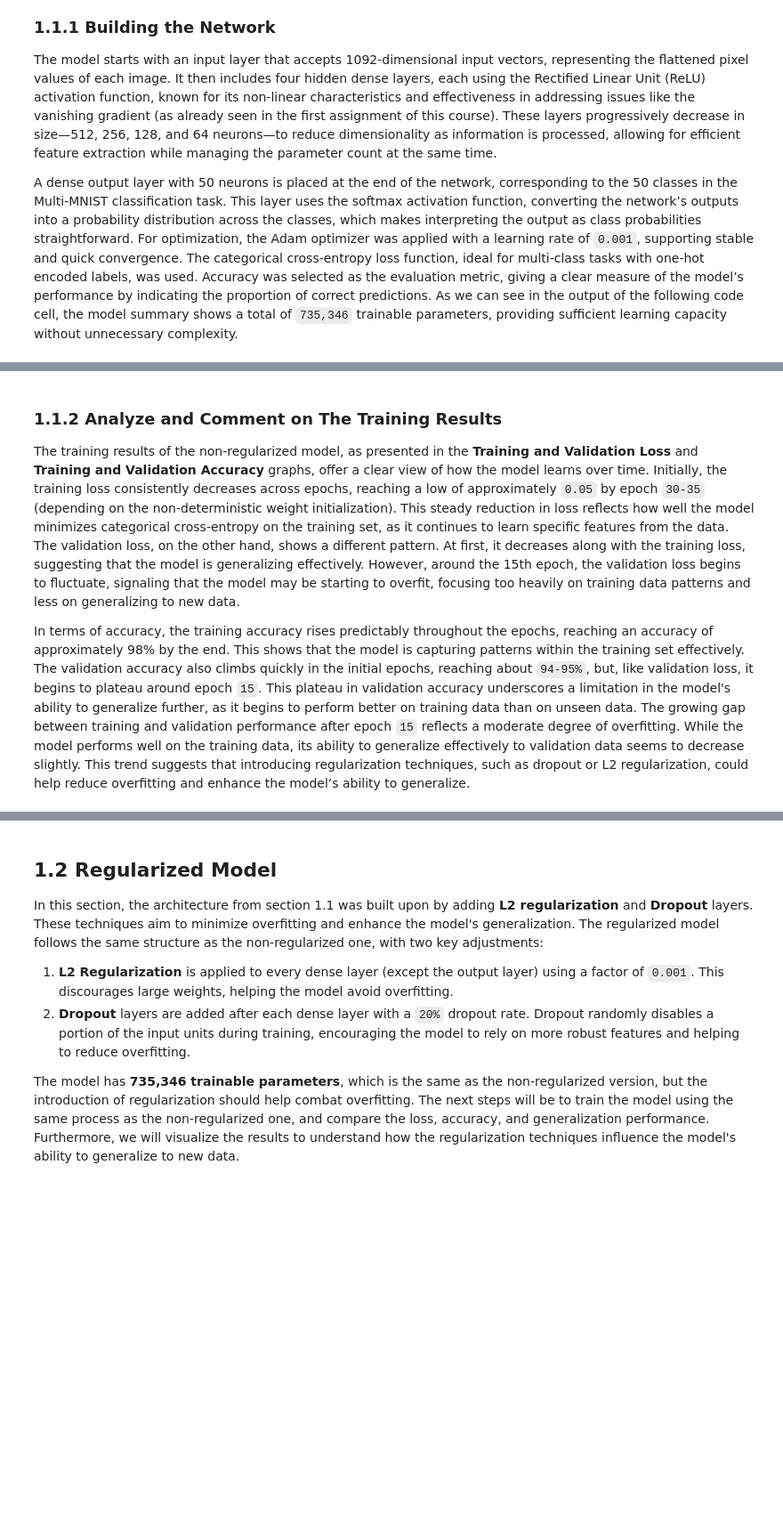
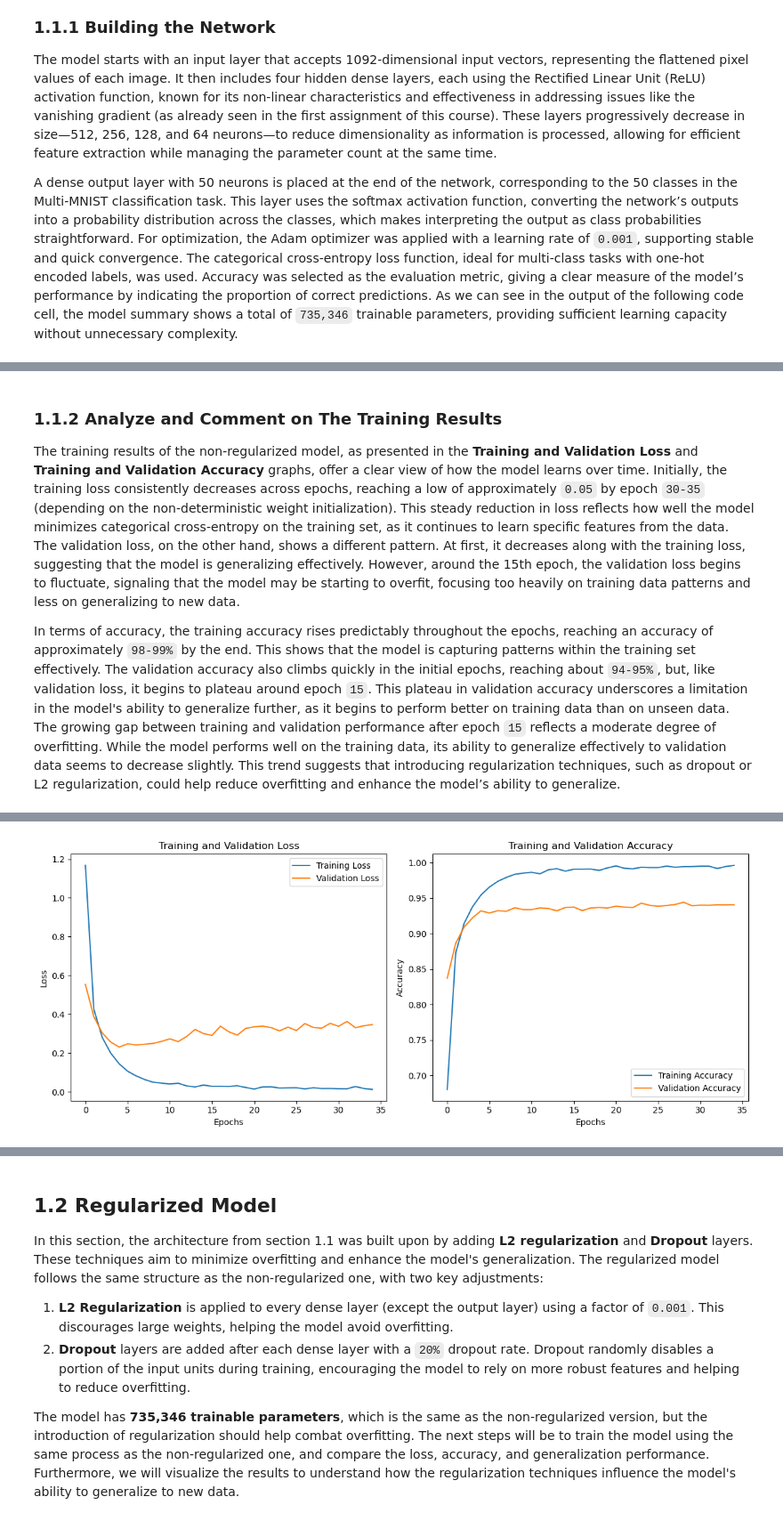
Before and after one commit to andreamoleri/AML-Assignments, a Jupyter notebook: Assignment 2/Assignment 2.ipynb, the cells around one changed output, grey strips where cells are left out. Shown: that part at 89% size. Drawn from its saved outputs; the diff is of its cells as text; code cells hidden in the pictures; blank space fills up the shorter version.

```diff
--- a/Assignment 2/Assignment 2.ipynb
+++ b/Assignment 2/Assignment 2.ipynb
@@ -232,11 +242,9 @@ _________________________________________________________________
 
 The training results of the non-regularized model, as presented in the **Training and Validation Loss** and **Training and Validation Accuracy** graphs, offer a clear view of how the model learns over time. Initially, the training loss consistently decreases across epochs, reaching a low of approximately `0.05` by epoch `30-35` (depending on the non-deterministic weight initialization). This steady reduction in loss reflects how well the model minimizes categorical cross-entropy on the training set, as it continues to learn specific features from the data. The validation loss, on the other hand, shows a different pattern. At first, it decreases along with the training loss, suggesting that the model is generalizing effectively. However, around the 15th epoch, the validation loss begins to fluctuate, signaling that the model may be starting to overfit, focusing too heavily on training data patterns and less on generalizing to new data.
 
-In terms of accuracy, the training accuracy rises predictably throughout the epochs, reaching an accuracy of approximately 98% by the end. This shows that the model is capturing patterns within the training set effectively. The validation accuracy also climbs quickly in the initial epochs, reaching about `94-95%`, but, like validation loss, it begins to plateau around epoch `15`. This plateau in validation accuracy underscores a limitation in the model's ability to generalize further, as it begins to perform better on training data than on unseen data. The growing gap between training and validation performance after epoch `15` reflects a moderate degree of overfitting. While the model performs well on the training data, its ability to generalize effectively to validation data seems to decrease slightly. This trend suggests that introducing regularization techniques, such as dropout or L2 regularization, could help reduce overfitting and enhance the model’s ability to generalize.
+In terms of accuracy, the training accuracy rises predictably throughout the epochs, reaching an accuracy of approximately `98-99%` by the end. This shows that the model is capturing patterns within the training set effectively. The validation accuracy also climbs quickly in the initial epochs, reaching about `94-95%`, but, like validation loss, it begins to plateau around epoch `15`. This plateau in validation accuracy underscores a limitation in the model's ability to generalize further, as it begins to perform better on training data than on unseen data. The growing gap between training and validation performance after epoch `15` reflects a moderate degree of overfitting. While the model performs well on the training data, its ability to generalize effectively to validation data seems to decrease slightly. This trend suggests that introducing regularization techniques, such as dropout or L2 regularization, could help reduce overfitting and enhance the model’s ability to generalize.
 # %%
 import matplotlib.pyplot as plt
-
-# Define a custom progress bar class (similar to the previous example)
 from tensorflow.keras.callbacks import Callback
 
 class ProgressBar(Callback):
@@ -337,10 +345,10 @@ class ProgressBar(Callback):
 batch_size = 256
 epochs = 35  # Increase the number of epochs if necessary
 
-# Train the model without regularization
+# Train the model with a validation set
 history = model.fit(
     x_train, y_train,  # Training data and corresponding labels
-    validation_data=(x_test, y_test),  # Validation data and labels
+    validation_data=(x_val, y_val),  # Validation data and labels
     epochs=epochs,  # Number of epochs
     batch_size=batch_size,  # Batch size
     callbacks=[ProgressBar(rolling_window=5)],  # Custom progress bar callback
@@ -381,0 +390 @@ NameError: name 'x_val' is not defined
+[figure, added]
```
Also changed, not shown: parts of 8 cells of this notebook.
